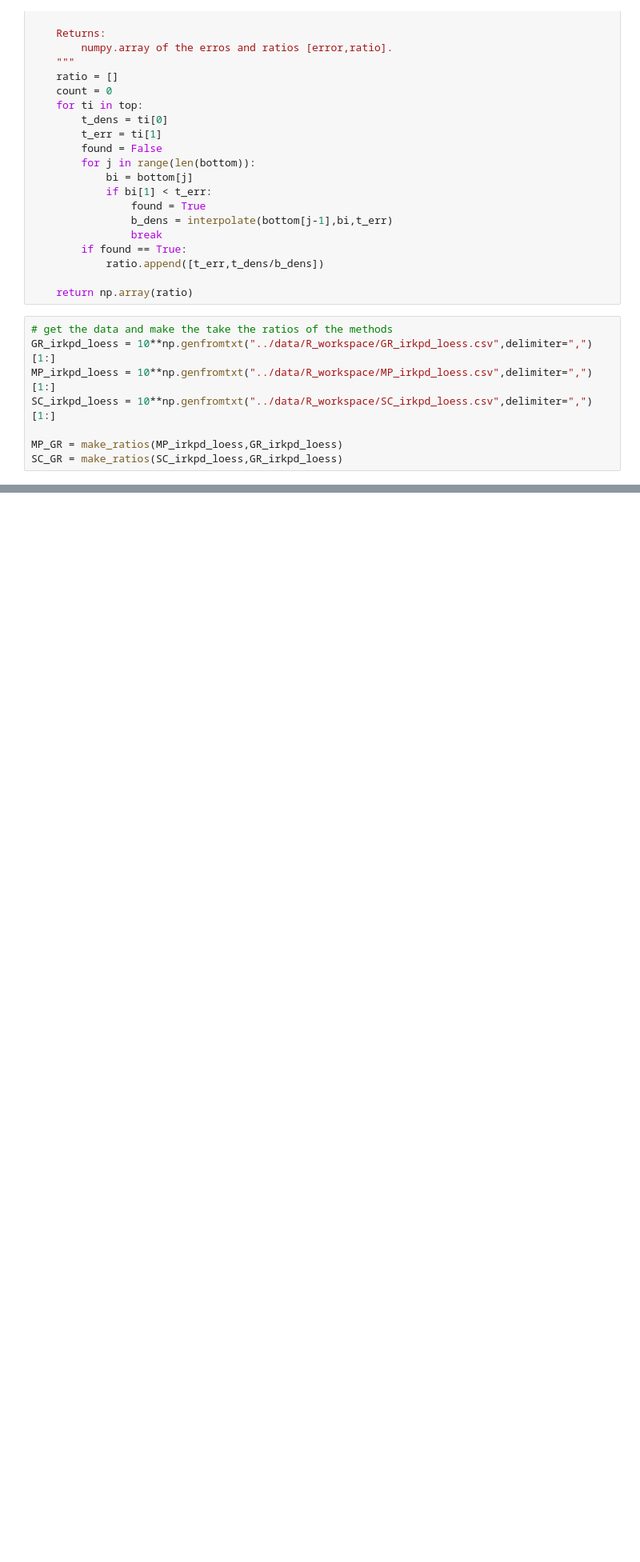
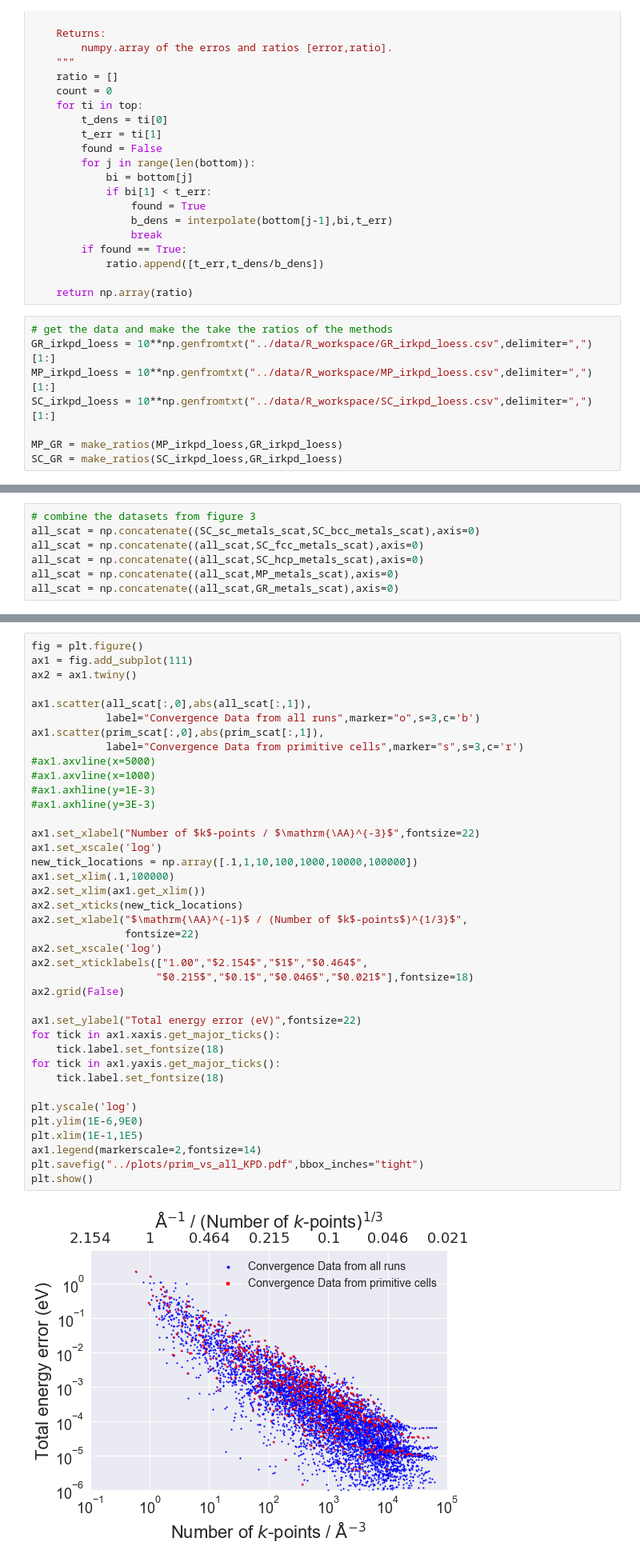
Before and after one commit to wsmorgan/GR_Grid_Comparisons, a Jupyter notebook: scripts/Plots.ipynb, the cells around one changed output, grey strips where cells are left out. Shown at 80% size. Drawn from its saved outputs; the diff is of its cells as text; blank space fills up the shorter version.

```diff
--- a/scripts/Plots.ipynb
+++ b/scripts/Plots.ipynb
@@ -534,0 +545,7 @@ plt.show()
+# %%
+# combine the datasets from figure 3
+all_scat = np.concatenate((SC_sc_metals_scat,SC_bcc_metals_scat),axis=0)
+all_scat = np.concatenate((all_scat,SC_fcc_metals_scat),axis=0)
+all_scat = np.concatenate((all_scat,SC_hcp_metals_scat),axis=0)
+all_scat = np.concatenate((all_scat,MP_metals_scat),axis=0)
+all_scat = np.concatenate((all_scat,GR_metals_scat),axis=0)
@@ -534,0 +583,41 @@ plt.show()
+# %%
+fig = plt.figure()
+ax1 = fig.add_subplot(111)
+ax2 = ax1.twiny()
+
+ax1.scatter(all_scat[:,0],abs(all_scat[:,1]),
+            label="Convergence Data from all runs",marker="o",s=3,c='b')
+ax1.scatter(prim_scat[:,0],abs(prim_scat[:,1]),
+            label="Convergence Data from primitive cells",marker="s",s=3,c='r')
+#ax1.axvline(x=5000)
+#ax1.axvline(x=1000)
+#ax1.axhline(y=1E-3)
+#ax1.axhline(y=3E-3)
+
+ax1.set_xlabel("Number of $k$-points / $\mathrm{\AA}^{-3}$",fontsize=22)
+ax1.set_xscale('log')
+new_tick_locations = np.array([.1,1,10,100,1000,10000,100000])
+ax1.set_xlim(.1,100000)
+ax2.set_xlim(ax1.get_xlim())
+ax2.set_xticks(new_tick_locations)
+ax2.set_xlabel("$\mathrm{\AA}^{-1}$ / (Number of $k$-points$)^{1/3}$",
+               fontsize=22)
+ax2.set_xscale('log')
+ax2.set_xticklabels(["1.00","$2.154$","$1$","$0.464$",
+                    "$0.215$","$0.1$","$0.046$","$0.021$"],fontsize=18)
+ax2.grid(False)
+
+ax1.set_ylabel("Total energy error (eV)",fontsize=22)
+for tick in ax1.xaxis.get_major_ticks():
+    tick.label.set_fontsize(18)
+for tick in ax1.yaxis.get_major_ticks():
+    tick.label.set_fontsize(18)
+
+plt.yscale('log')
+plt.ylim(1E-6,9E0)
+plt.xlim(1E-1,1E5)
+ax1.legend(markerscale=2,fontsize=14)
+plt.savefig("../plots/prim_vs_all_KPD.pdf",bbox_inches="tight")
+plt.show()
+# %% [output]
+[figure, added]
```
Also changed, not shown: parts of 9 cells of this notebook, 1 other file.
